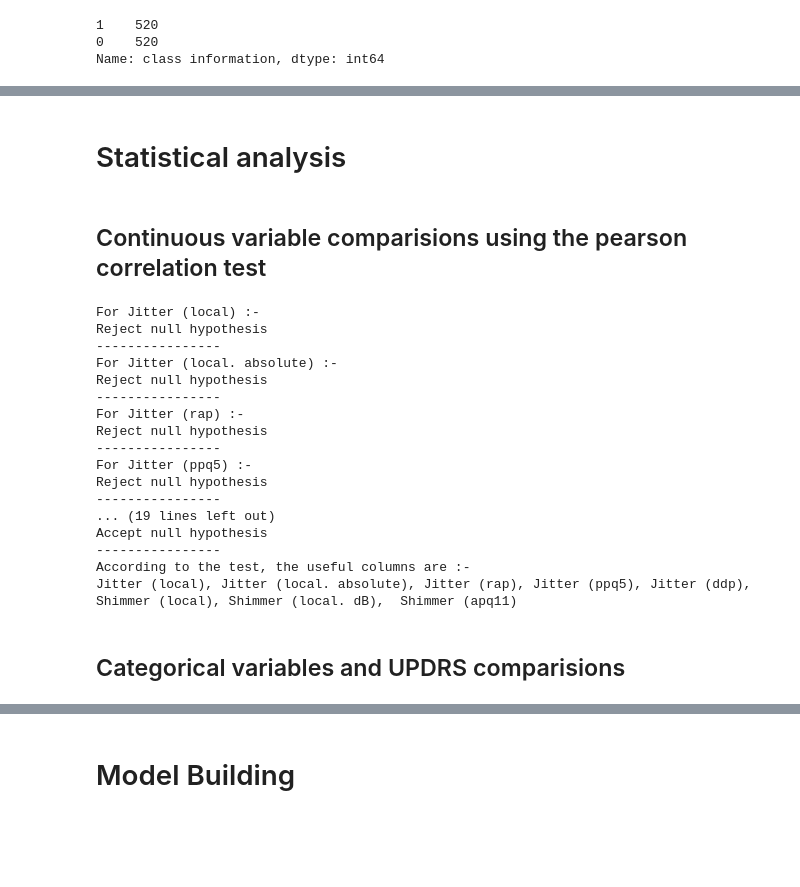
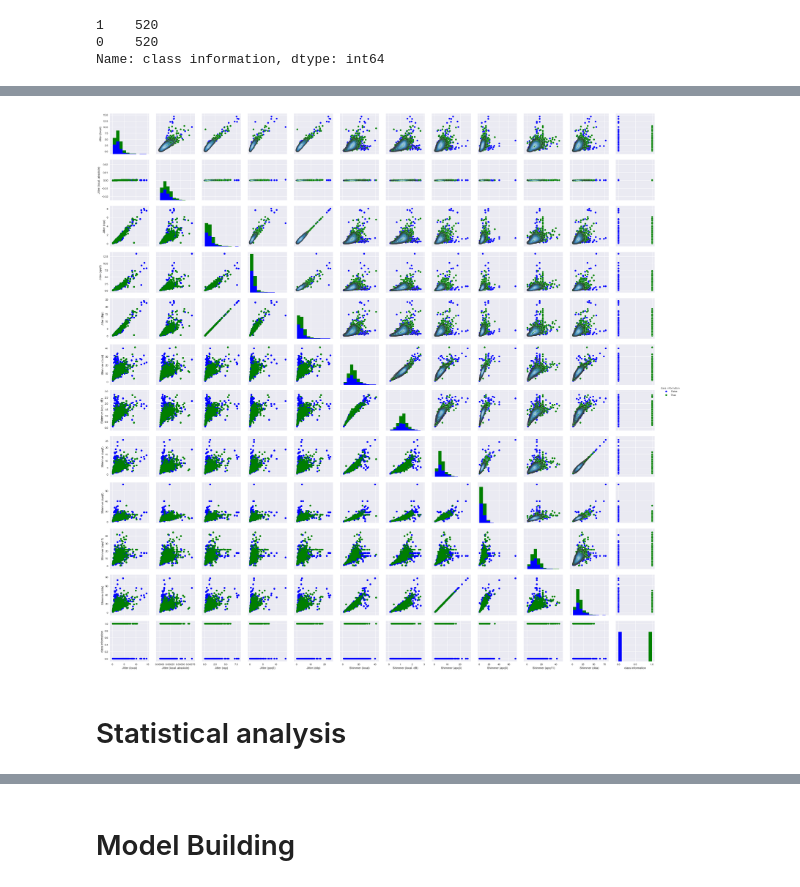
Before and after one commit to Virtusa-vLife/Use-Cases, a Jupyter notebook: Parkinson's Disease/Notebooks/Parkinsons's disease prediction(Classification).ipynb, the cells around one changed output, grey strips where cells are left out. Drawn from its saved outputs; the diff is of its cells as text; code cells hidden in the pictures; blank space fills up the shorter version.

```diff
--- a/Parkinson's Disease/Notebooks/Parkinsons's disease prediction(Classification).ipynb
+++ b/Parkinson's Disease/Notebooks/Parkinsons's disease prediction(Classification).ipynb
@@ -180,4 +200,12 @@ We see that most individuals' scores increase steadily over time in the study, t
+# %%
+g = sns.pairplot(df_new,vars=df_new.drop(columns=['class_information',"UPDRS"]).columns, hue='class_information',palette={True: "green", False: "blue"})
+#g = sns.pairplot(df_new, vars=df_new.drop(columns='sex').columns, hue="sex")
+g.map_diag(plt.hist)
+g.map_lower(sns.regplot,fit_reg=False)
+g.map_upper(sns.kdeplot, cmap="Blues_d")
+#g.map_offdiag(sns.kdeplot, cmap="Blues_d", n_levels=6);
+plt.show()
+# %% [output]
+[figure, added]
 # %% [markdown]
 # Statistical analysis
-# %% [markdown]
-## Continuous variable comparisions using the pearson correlation test
@@ -214,23 +211,0 @@ def pearson_wrapper(df,target,columns=None,verbose=False,alpha=0.05):
-# %%
-df_new.UDPRS = df_new.UPDRS.astype('float')
-pearson_wrapper(df_new,"UPDRS")
-# %% [output]
-For Jitter (local) :-
-Reject null hypothesis
-----------------
-For Jitter (local. absolute) :-
-Reject null hypothesis
-----------------
-For Jitter (rap) :-
-Reject null hypothesis
-----------------
-For Jitter (ppq5) :-
-Reject null hypothesis
-----------------
-... (19 lines left out)
-Accept null hypothesis
-----------------
-According to the test, the useful columns are :-
-Jitter (local), Jitter (local. absolute), Jitter (rap), Jitter (ppq5), Jitter (ddp), Shimmer (local), Shimmer (local. dB),  Shimmer (apq11)
-# %% [markdown]
-## Categorical variables and UPDRS comparisions
```
Also changed, not shown: parts of 39 cells of this notebook.
